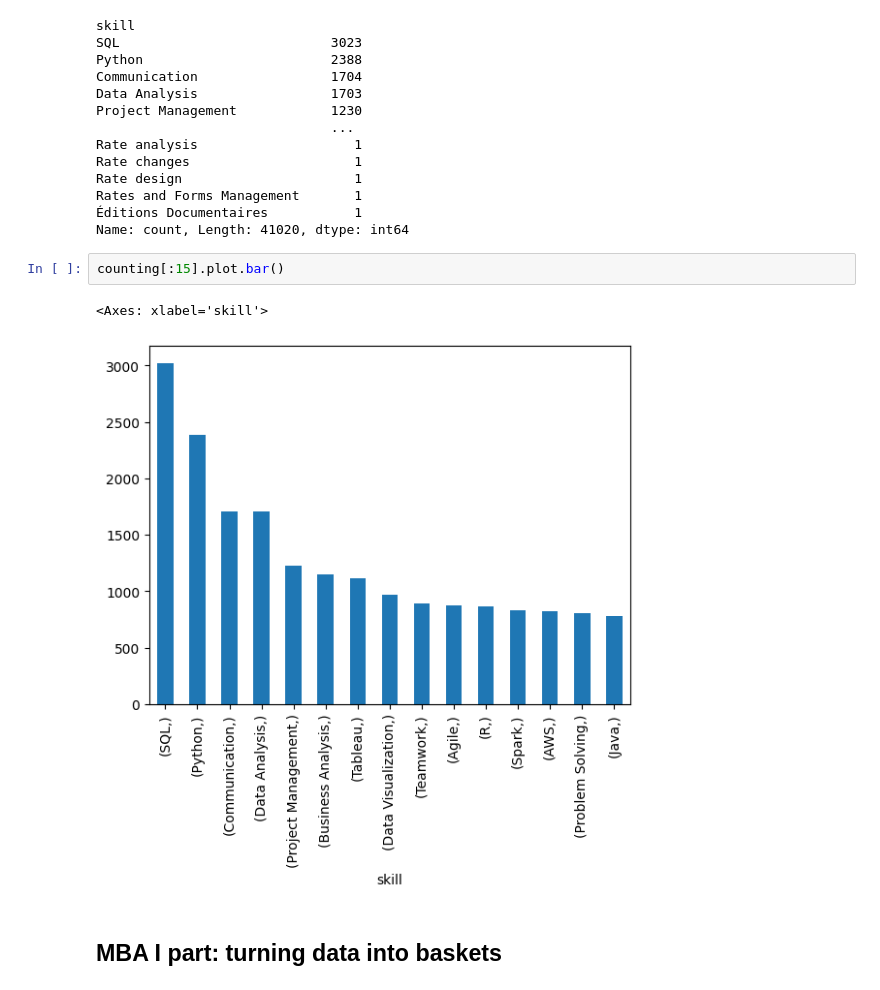
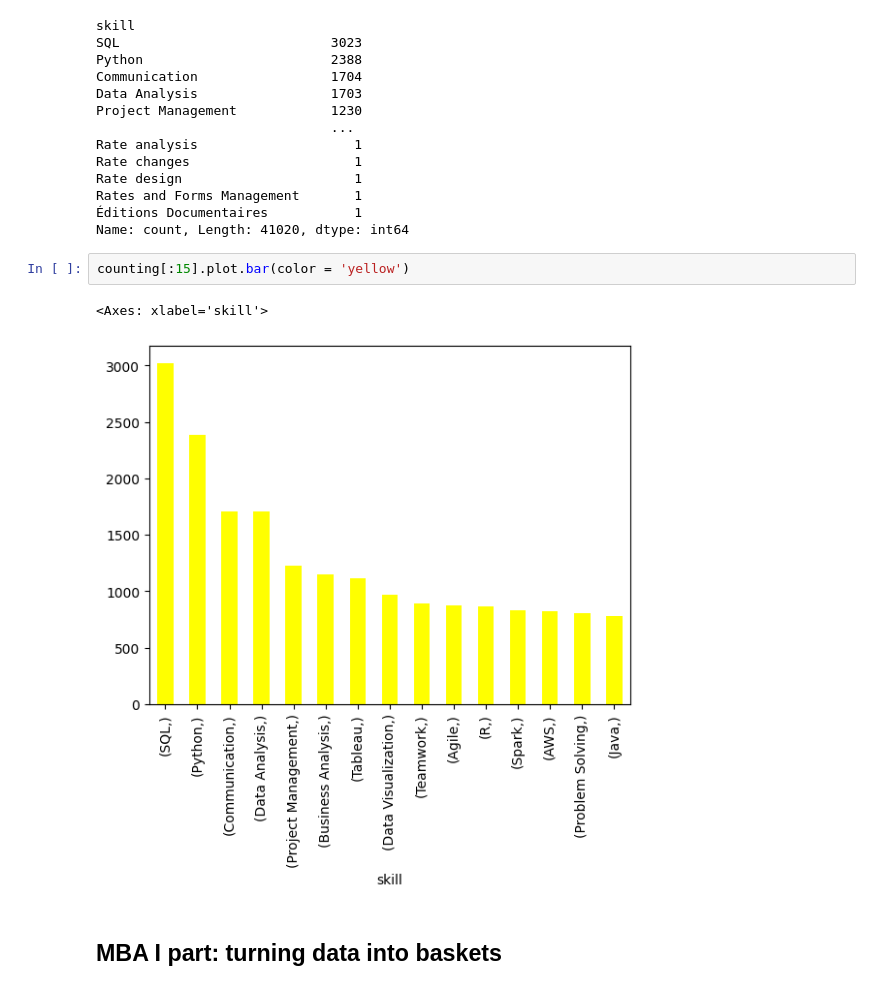
Before and after one commit to dariashcherbakovaaa/Algorithms-for-massive-data, a Jupyter notebook: MBA_Shcherbakova0.ipynb, the cells around one changed output. Drawn from its saved outputs; the diff is of its cells as text.

```diff
--- a/MBA_Shcherbakova0.ipynb
+++ b/MBA_Shcherbakova0.ipynb
@@ -320,10 +320,10 @@ Rates and Forms Management       1
 Éditions Documentaires           1
 Name: count, Length: 41020, dtype: int64
 # %%
-counting[:15].plot.bar()
+counting[:15].plot.bar(color = 'yellow')
 # %% [output]
 <Axes: xlabel='skill'>
-[figure, old version]
+[figure, new version]
 # %% [markdown]
 ## MBA I part: turning data into baskets
 # %%
```
Also changed, not shown: parts of 9 cells of this notebook.
